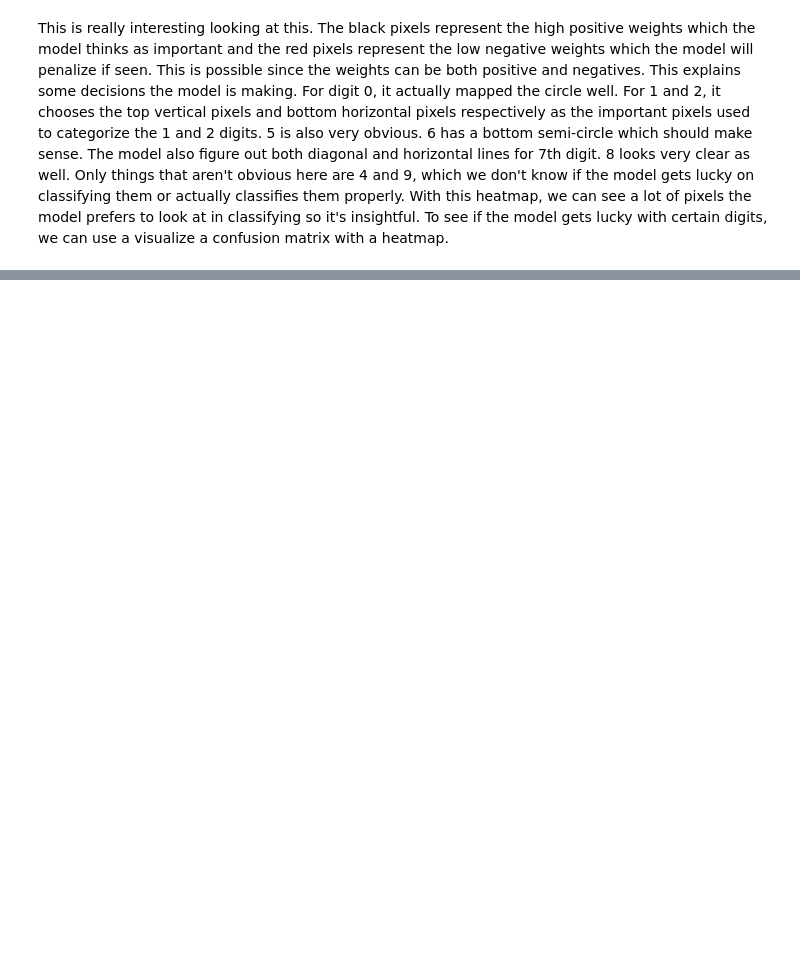
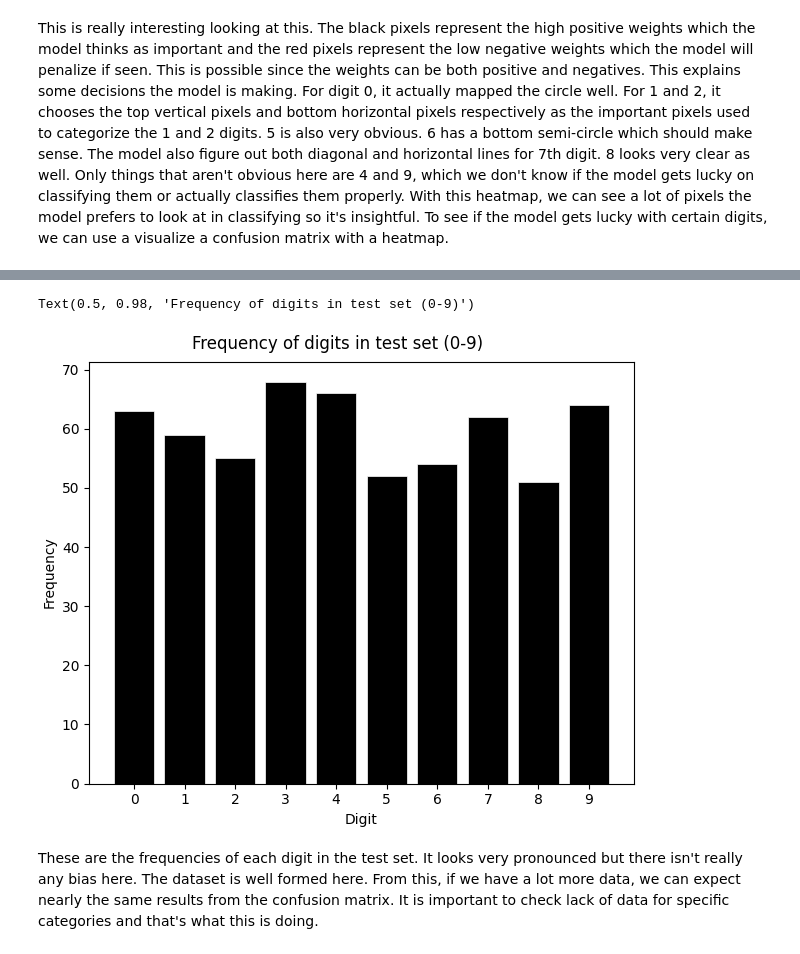
Before and after one commit to LoneCoder21/machine_learning, a Jupyter notebook: logistic_regression/multi_classification_with_softmax.ipynb, the cells around one changed output, grey strips where cells are left out. Drawn from its saved outputs; the diff is of its cells as text; code cells hidden in the pictures; blank space fills up the shorter version.

```diff
--- a/logistic_regression/multi_classification_with_softmax.ipynb
+++ b/logistic_regression/multi_classification_with_softmax.ipynb
@@ -324,0 +339,13 @@ This is really interesting looking at this. The black pixels represent the high
+# %%
+test_counts = np.bincount(y_test)
+fig, ax = plt.subplots(figsize=(6,5),layout="constrained")
+ax.bar(target_names, test_counts, linewidth=0.5, edgecolor="white",color="black")
+ax.set_xlabel("Digit")
+ax.set_ylabel("Frequency")
+ax.set_xticks(range(10))
+fig.suptitle(f"Frequency of digits in test set (0-9)")
+# %% [output]
+Text(0.5, 0.98, 'Frequency of digits in test set (0-9)')
+[figure, added]
+# %% [markdown]
+These are the frequencies of each digit in the test set. It looks very pronounced but there isn't really any bias here. The dataset is well formed here. From this, if we have a lot more data, we can expect nearly the same results from the confusion matrix. It is important to check lack of data for specific categories and that's what this is doing.
```
Also changed, not shown: parts of 10 cells of this notebook.
